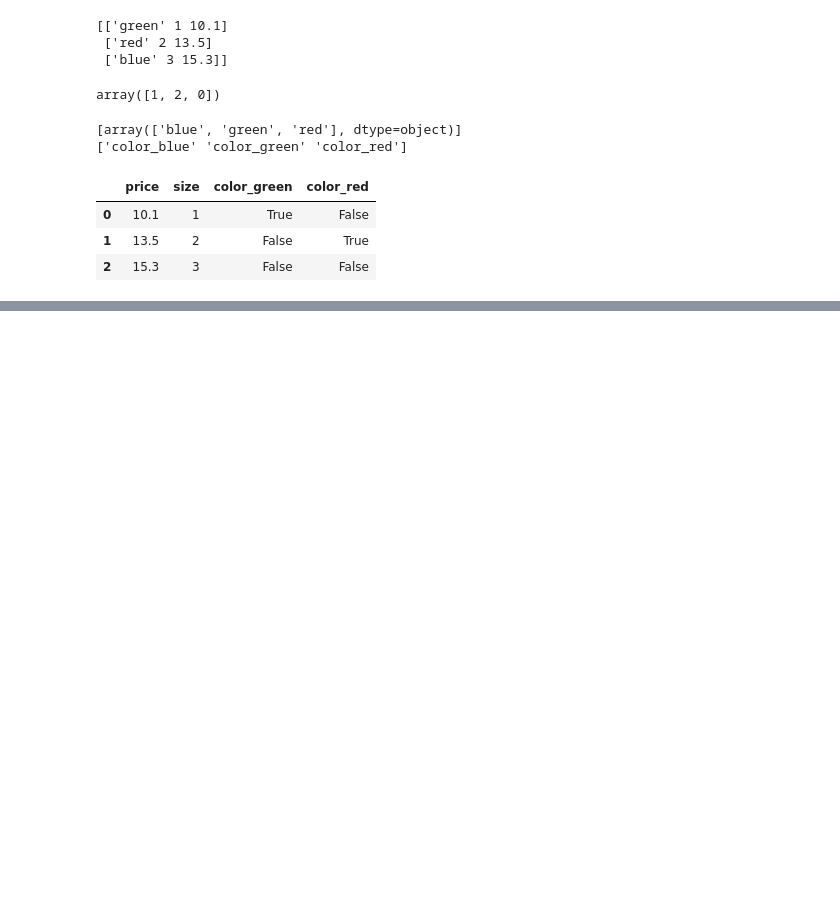
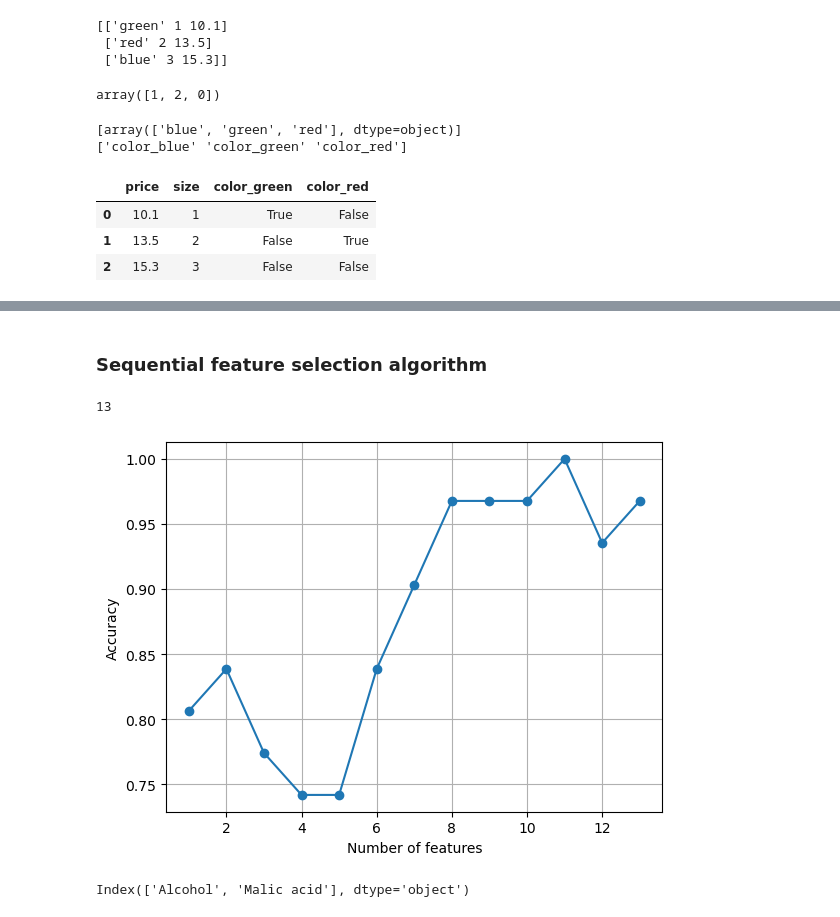
Before and after one commit to shirley430316/machine-learning, a Jupyter notebook: ch4-proprecessing/ch4-proprecessing.ipynb, the cells around one changed output, grey strips where cells are left out. Saved outputs shown, nothing was run; the diff lists cells and outputs as text; code cells hidden in the pictures; blank space fills up the shorter version.

```diff
--- a/ch4-proprecessing/ch4-proprecessing.ipynb
+++ b/ch4-proprecessing/ch4-proprecessing.ipynb
@@ -143,0 +180,11 @@ pd.get_dummies(jersey_df[['price', 'color', 'size']],
+# %%
+# call from sklearn package
+from sklearn.preprocessing import MinMaxScaler
+mms = MinMaxScaler()
+X_train_norm = mms.fit_transform(X_train)
+X_test_norm = mms.fit_transform(X_test)
+
+from sklearn.preprocessing import StandardScaler
+ss = StandardScaler()
+X_train_std = ss.fit_transform(X_train)
+X_test_std = ss.fit_transform(X_test)
@@ -143,0 +196,6 @@ pd.get_dummies(jersey_df[['price', 'color', 'size']],
+# %%
+from sklearn.linear_model import LogisticRegression
+lr = LogisticRegression(penalty='l1', C=1, solver='liblinear')
+lr.fit(X_train_std, y_train)
+print('Training accuracy: ', lr.score(X_train_std, y_train))
+print('Testing accuracy: ', lr.score(X_test_std, y_test))
@@ -143,0 +259,2 @@ pd.get_dummies(jersey_df[['price', 'color', 'size']],
+# %% [markdown]
+### Sequential feature selection algorithm
@@ -143,0 +320,27 @@ pd.get_dummies(jersey_df[['price', 'color', 'size']],
+# %%
+import matplotlib.pyplot as plt
+from sklearn.neighbors import KNeighborsClassifier
+
+knn = KNeighborsClassifier(n_neighbors=5)
+sbs = SBS(knn, k_features=1)
+sbs.fit(X_train_std, y_train)
+
+k_feat = [len(k) for k in sbs.subsets_]
+# num of sbs.subsets_ = num of scaled features
+
+print(len(k_feat))
+
+plt.plot(k_feat, sbs.scores_, marker='o')
+# plt.ylim([0.7, 1.02])
+plt.ylabel('Accuracy')
+plt.xlabel('Number of features')
+plt.grid()
+plt.show()
+# %% [output]
+13
+[figure, added]
+# %%
+k2 = list(sbs.subsets_[11])
+print(df_wine.columns[1:][k2])
+# %% [output]
+Index(['Alcohol', 'Malic acid'], dtype='object')
```
Also changed, not shown: parts of 10 cells of this notebook, 3 other files.
